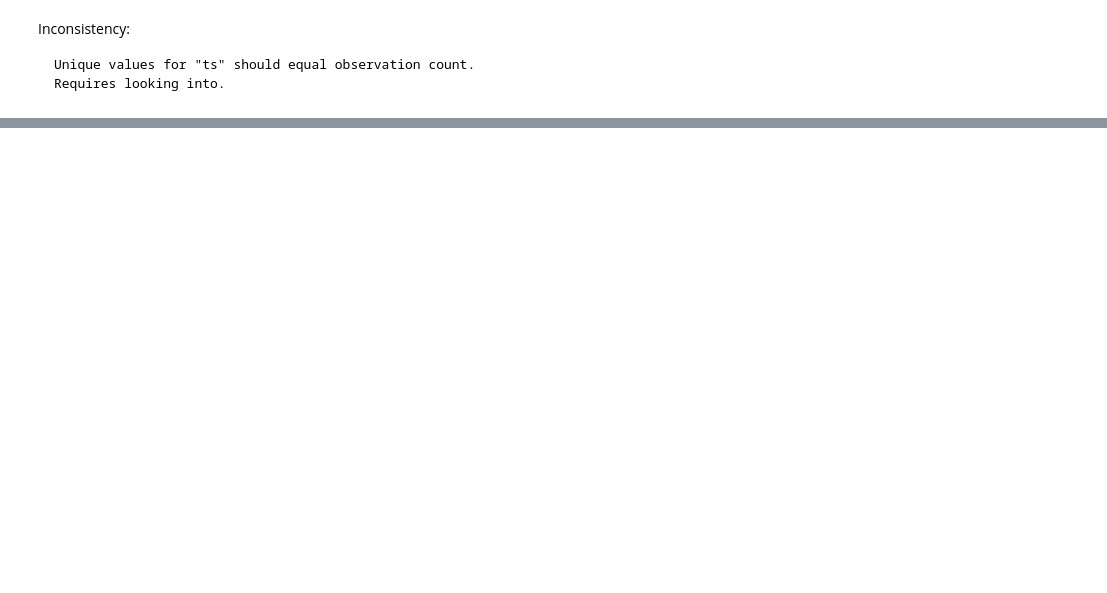
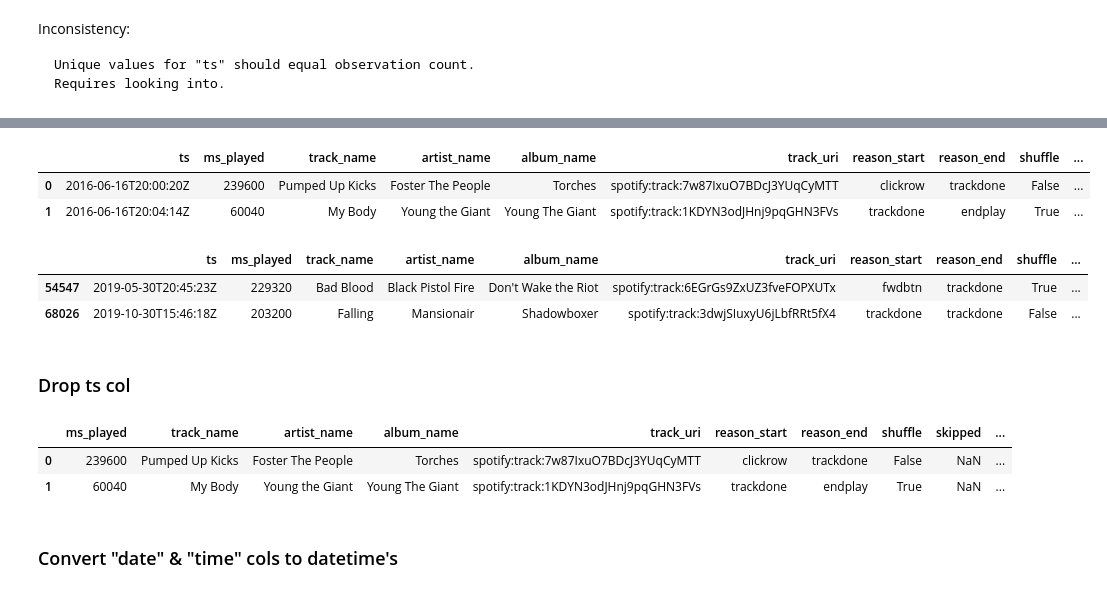
Before and after one commit to August-JF-Perez/Spotify_Music_History_Analysis, a Jupyter notebook: Spotify_Music_Analysis.ipynb, the cells around one changed output, grey strips where cells are left out. Drawn from its saved outputs; the diff is of its cells as text; code cells hidden in the pictures; blank space fills up the shorter version.

```diff
--- a/Spotify_Music_Analysis.ipynb
+++ b/Spotify_Music_Analysis.ipynb
@@ -245,0 +413,9 @@ df_music[df_music['master_metadata_track_name']=='Spanish Ladies'][['master_meta
+# %%
+#Split the col
+df_music[['date', 'time']] = df_music['ts'].str.split('T', expand=True)
+# %%
+df_music.head(2)
+# %% [output]
+|  | ts | ms_played | track_name | artist_name | album_name | track_uri | reason_start | reason_end | shuffle | ... |
+| 0 | 2016-06-16T20:00:20Z | 239600 | Pumped Up Kicks | Foster The People | Torches | spotify:track:7w87IxuO7BDcJ3YUqCyMTT | clickrow | trackdone | False | ... |
+| 1 | 2016-06-16T20:04:14Z | 60040 | My Body | Young the Giant | Young The Giant | spotify:track:1KDYN3odJHnj9pqGHN3FVs | trackdone | endplay | True | ... |
@@ -245,0 +425,8 @@ df_music[df_music['master_metadata_track_name']=='Spanish Ladies'][['master_meta
+# %%
+df_music.sample(2)
+# %% [output]
+|  | ts | ms_played | track_name | artist_name | album_name | track_uri | reason_start | reason_end | shuffle | ... |
+| 54547 | 2019-05-30T20:45:23Z | 229320 | Bad Blood | Black Pistol Fire | Don't Wake the Riot | spotify:track:6EGrGs9ZxUZ3fveFOPXUTx | fwdbtn | trackdone | True | ... |
+| 68026 | 2019-10-30T15:46:18Z | 203200 | Falling | Mansionair | Shadowboxer | spotify:track:3dwjSIuxyU6jLbfRRt5fX4 | trackdone | trackdone | False | ... |
+# %% [markdown]
+### Drop ts col
@@ -245,0 +435,8 @@ df_music[df_music['master_metadata_track_name']=='Spanish Ladies'][['master_meta
+# %%
+df_music.head(2)
+# %% [output]
+|  | ms_played | track_name | artist_name | album_name | track_uri | reason_start | reason_end | shuffle | skipped | ... |
+| 0 | 239600 | Pumped Up Kicks | Foster The People | Torches | spotify:track:7w87IxuO7BDcJ3YUqCyMTT | clickrow | trackdone | False | NaN | ... |
+| 1 | 60040 | My Body | Young the Giant | Young The Giant | spotify:track:1KDYN3odJHnj9pqGHN3FVs | trackdone | endplay | True | NaN | ... |
+# %% [markdown]
+### Convert "date" & "time" cols to datetime's
```
Also changed, not shown: parts of 30 cells of this notebook.
